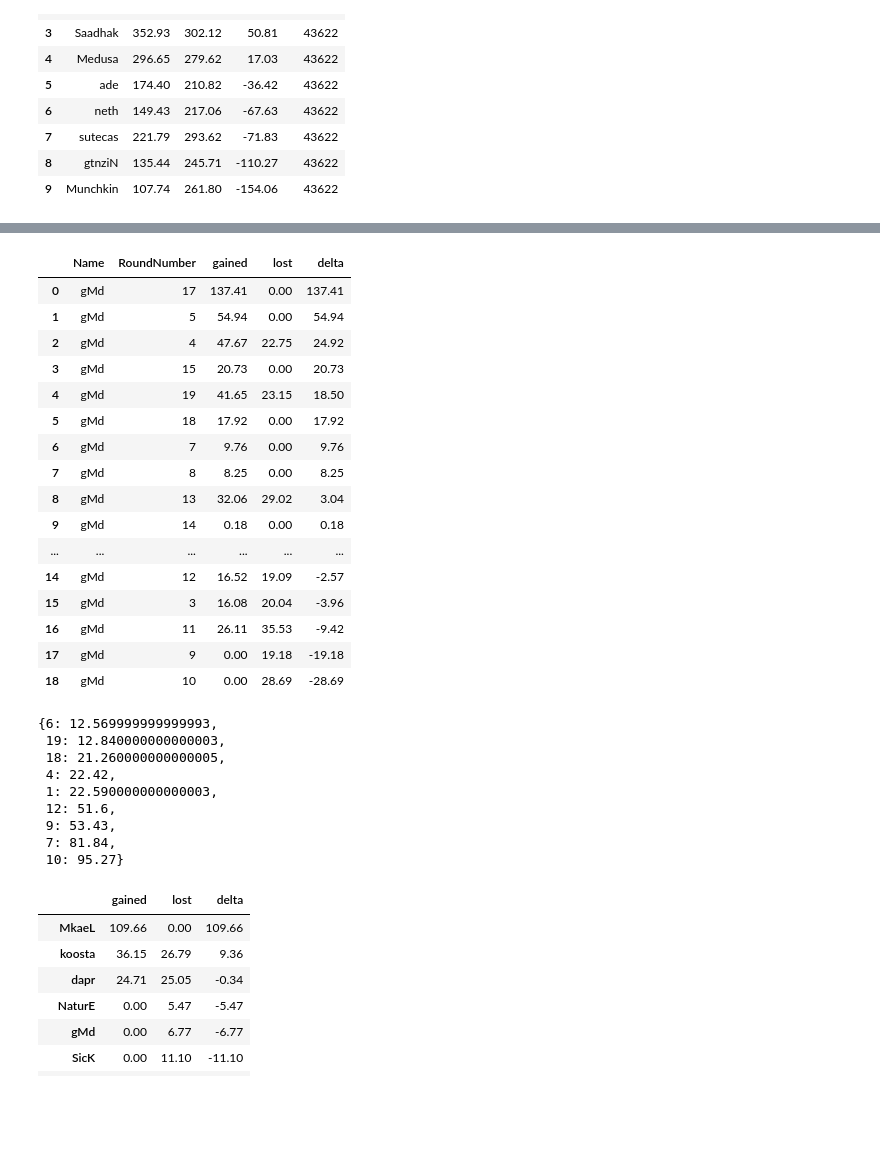
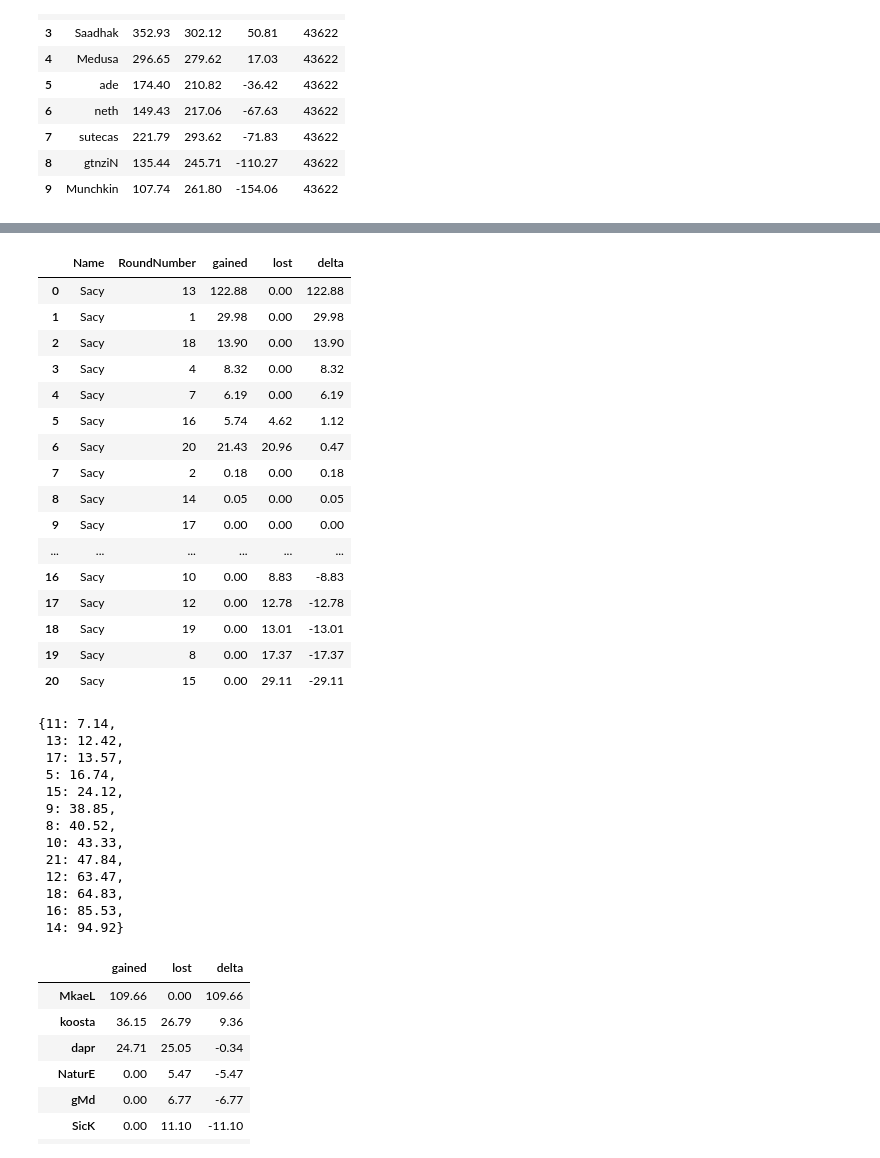
Before and after one commit to mateusb12/valorant_impact, a Jupyter notebook: round_model.ipynb, the cells around one changed output, grey strips where cells are left out. Saved outputs shown, nothing was run; the diff lists cells and outputs as text; code cells hidden in the pictures; blank space fills up the shorter version.

```diff
--- a/round_model.ipynb
+++ b/round_model.ipynb
@@ -80,35 +81,39 @@ rr.get_round_probability(side="def")
 # %%
-rr.get_player_most_impactful_rounds("gMd")
+rr.get_player_most_impactful_rounds("Sacy")
 # %% [output]
 |  | Name | RoundNumber | gained | lost | delta |
-| 0 | gMd | 17 | 137.41 | 0.00 | 137.41 |
-| 1 | gMd | 5 | 54.94 | 0.00 | 54.94 |
-| 2 | gMd | 4 | 47.67 | 22.75 | 24.92 |
-| 3 | gMd | 15 | 20.73 | 0.00 | 20.73 |
-| 4 | gMd | 19 | 41.65 | 23.15 | 18.50 |
-| 5 | gMd | 18 | 17.92 | 0.00 | 17.92 |
-| 6 | gMd | 7 | 9.76 | 0.00 | 9.76 |
-| 7 | gMd | 8 | 8.25 | 0.00 | 8.25 |
-| 8 | gMd | 13 | 32.06 | 29.02 | 3.04 |
-| 9 | gMd | 14 | 0.18 | 0.00 | 0.18 |
+| 0 | Sacy | 13 | 122.88 | 0.00 | 122.88 |
+| 1 | Sacy | 1 | 29.98 | 0.00 | 29.98 |
+| 2 | Sacy | 18 | 13.90 | 0.00 | 13.90 |
+| 3 | Sacy | 4 | 8.32 | 0.00 | 8.32 |
+| 4 | Sacy | 7 | 6.19 | 0.00 | 6.19 |
+| 5 | Sacy | 16 | 5.74 | 4.62 | 1.12 |
+| 6 | Sacy | 20 | 21.43 | 20.96 | 0.47 |
+| 7 | Sacy | 2 | 0.18 | 0.00 | 0.18 |
+| 8 | Sacy | 14 | 0.05 | 0.00 | 0.05 |
+| 9 | Sacy | 17 | 0.00 | 0.00 | 0.00 |
 | ... | ... | ... | ... | ... | ... |
-| 14 | gMd | 12 | 16.52 | 19.09 | -2.57 |
-| 15 | gMd | 3 | 16.08 | 20.04 | -3.96 |
-| 16 | gMd | 11 | 26.11 | 35.53 | -9.42 |
-| 17 | gMd | 9 | 0.00 | 19.18 | -19.18 |
-| 18 | gMd | 10 | 0.00 | 28.69 | -28.69 |
+| 16 | Sacy | 10 | 0.00 | 8.83 | -8.83 |
+| 17 | Sacy | 12 | 0.00 | 12.78 | -12.78 |
+| 18 | Sacy | 19 | 0.00 | 13.01 | -13.01 |
+| 19 | Sacy | 8 | 0.00 | 17.37 | -17.37 |
+| 20 | Sacy | 15 | 0.00 | 29.11 | -29.11 |
 # %%
-rr.get_clutchy_rounds("def")
+rr.get_clutchy_rounds("atk")
 # %% [output]
-{6: 12.569999999999993,
- 19: 12.840000000000003,
- 18: 21.260000000000005,
- 4: 22.42,
- 1: 22.590000000000003,
- 12: 51.6,
- 9: 53.43,
- 7: 81.84,
- 10: 95.27}
+{11: 7.14,
+ 13: 12.42,
+ 17: 13.57,
+ 5: 16.74,
+ 15: 24.12,
+ 9: 38.85,
+ 8: 40.52,
+ 10: 43.33,
+ 21: 47.84,
+ 12: 63.47,
+ 18: 64.83,
+ 16: 85.53,
+ 14: 94.92}
 # %%
 aux = rr.get_round_impact_dataframe()
 aux = aux.sort_values(by='delta', ascending=False)
```
Also changed, not shown: parts of 3 cells of this notebook, 4 other files.
